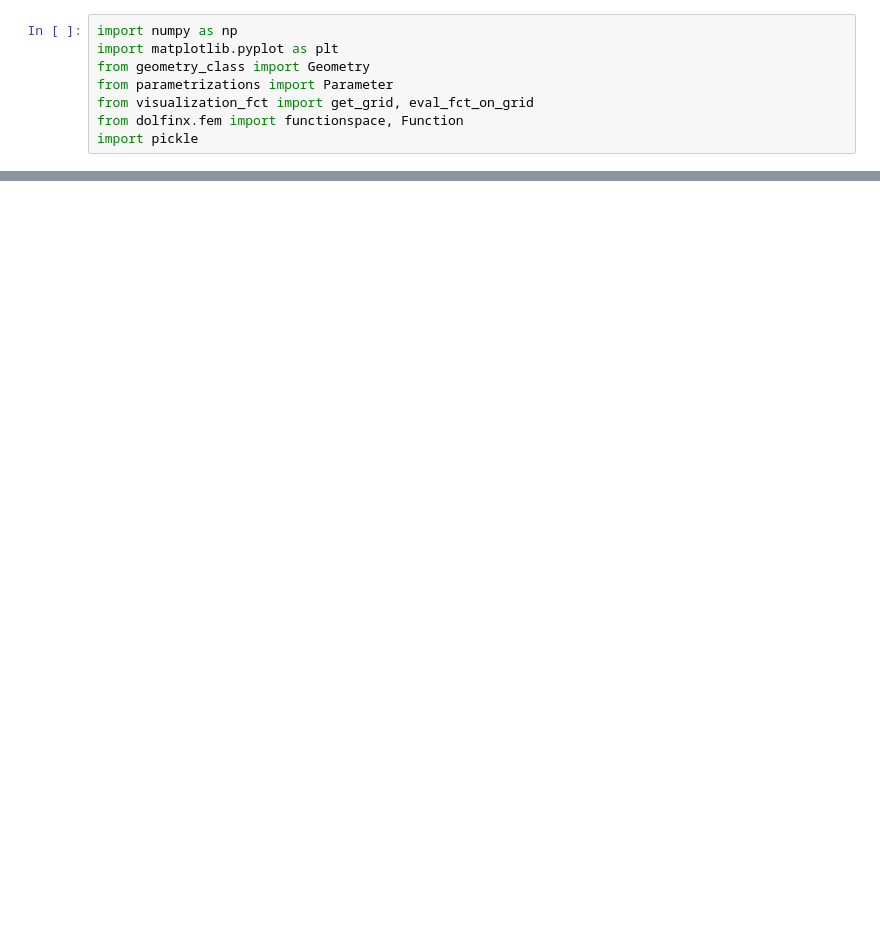
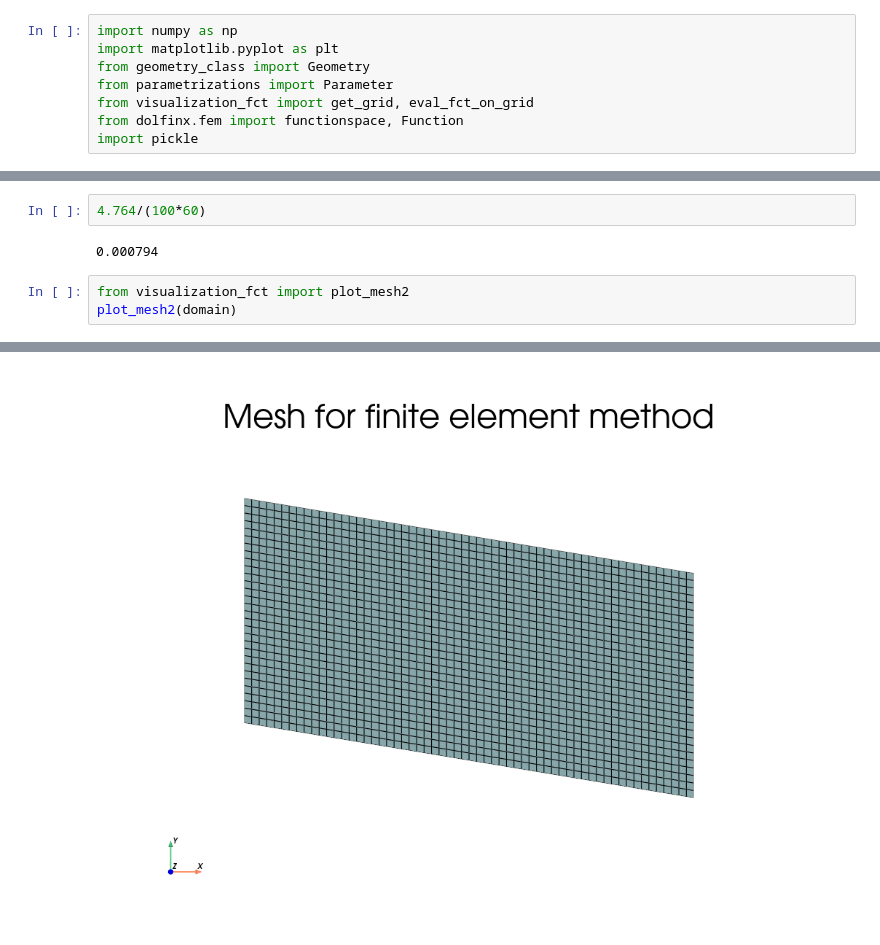
Before and after one commit to lannika-ut/Masterarbeit, a Jupyter notebook: view_solutions.ipynb, the cells around one changed output, grey strips where cells are left out. Cells and saved outputs as stored; diff of their text form; blank space fills up the shorter version.

```diff
--- a/view_solutions.ipynb
+++ b/view_solutions.ipynb
@@ -63,0 +88,8 @@ cbar2.set_label("h_tot [m]")
+# %%
+4.764/(100*60)
+# %% [output]
+0.000794
+# %%
+from visualization_fct import plot_mesh2
+plot_mesh2(domain)
+# %% [output]
@@ -63,0 +97 @@ cbar2.set_label("h_tot [m]")
+[figure, added]
```
Also changed, not shown: parts of 6 cells of this notebook, 7 other files.
